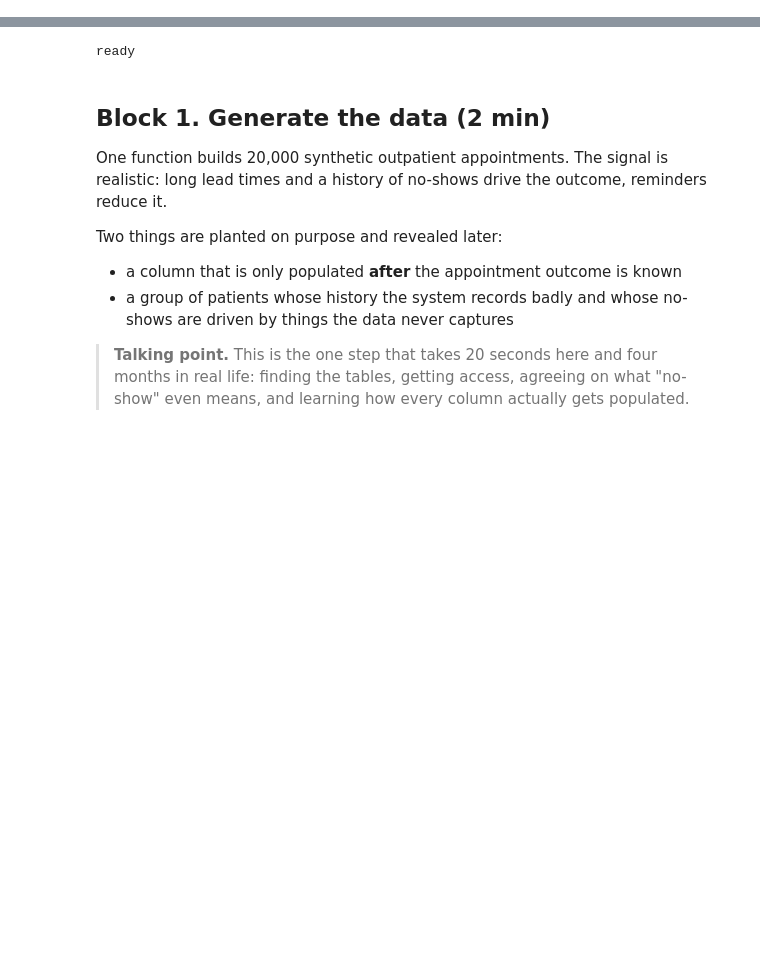
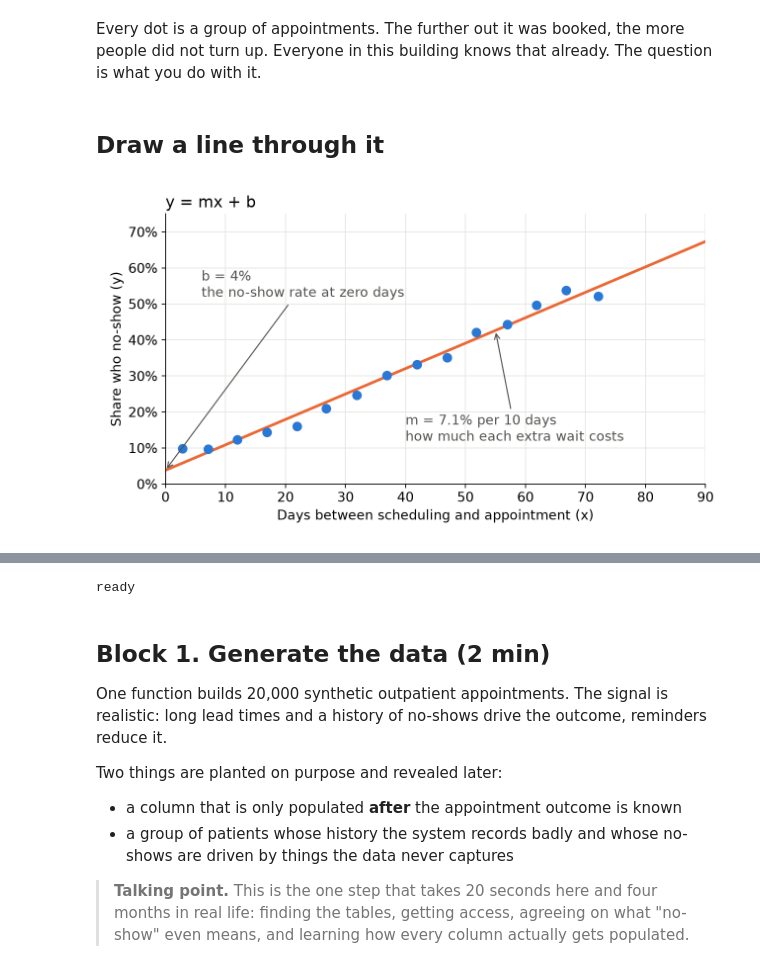
Before and after one commit to andyogah/no-show-ml-demo, a Jupyter notebook: notebooks/backup/no_show_classic_ml_prerun.ipynb, the cells around one changed output, grey strips where cells are left out. Saved outputs shown, nothing was run; the diff lists cells and outputs as text; code cells hidden in the pictures; blank space fills up the shorter version.

```diff
--- a/notebooks/backup/no_show_classic_ml_prerun.ipynb
+++ b/notebooks/backup/no_show_classic_ml_prerun.ipynb
@@ -0,0 +38,9 @@
+# %% [markdown]
+Every dot is a group of appointments. The further out it was booked, the more people did not
+turn up. Everyone in this building knows that already. The question is what you do with it.
+# %% [markdown]
+## Draw a line through it
+# %%
+Image(filename="../docs/figures/02-line-fitted.png", width=900)
+# %% [output]
+[figure, added]
```
Also changed, not shown: parts of 16 cells of this notebook, 10 other files.
